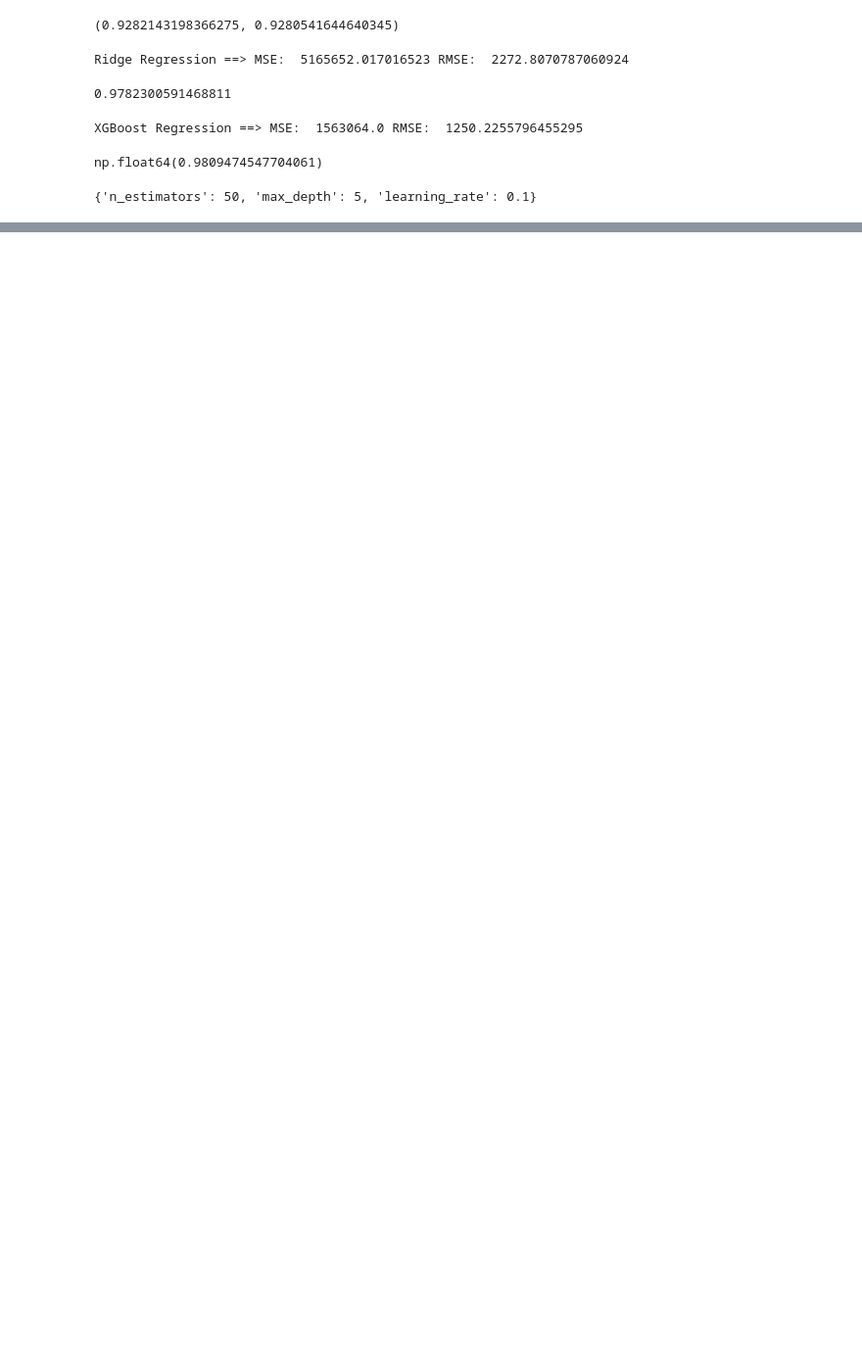
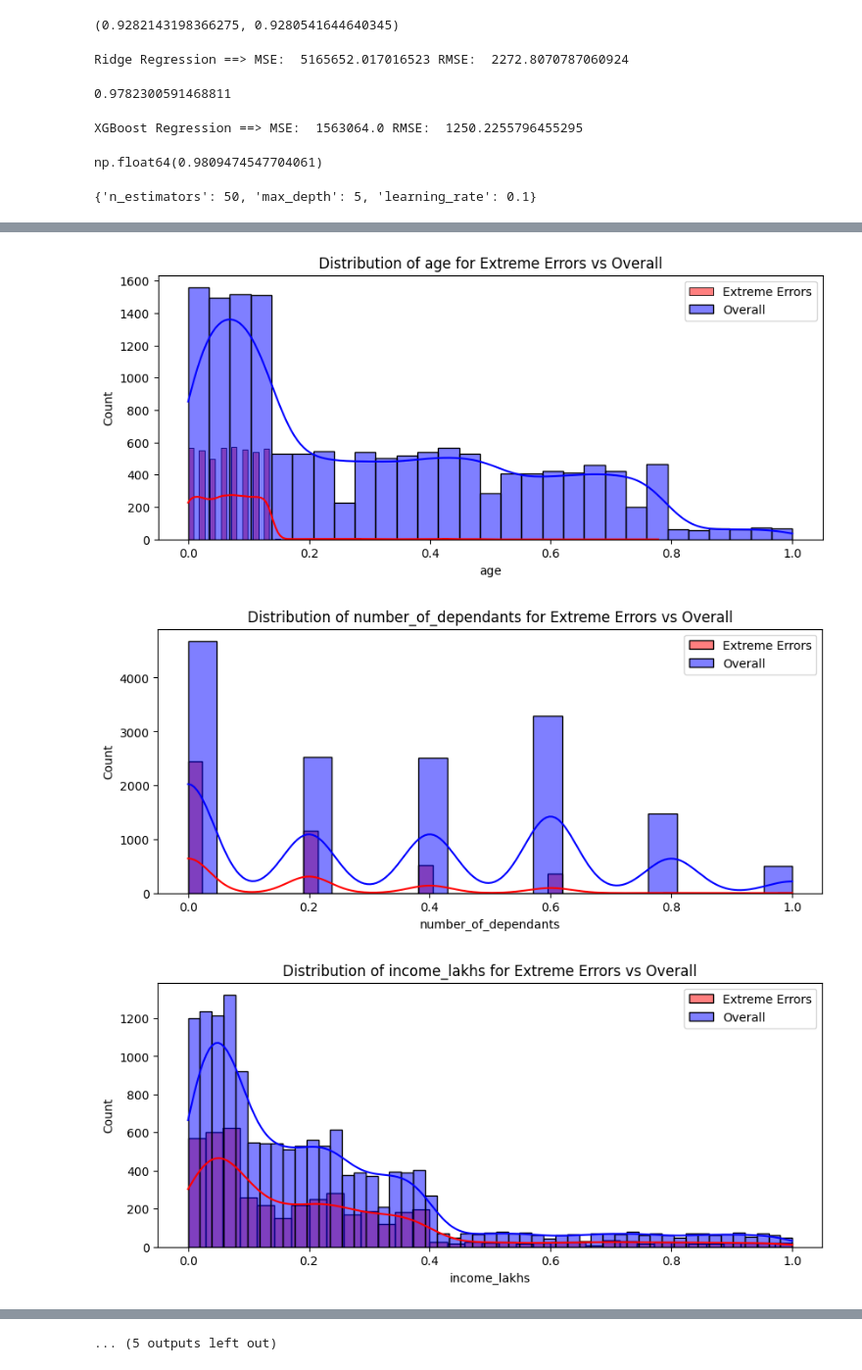
Before and after one commit to Abi27052000/HealthCare-Premium-Prediction, a Jupyter notebook: healthcare_premium_prediction.ipynb, the cells around one changed output, grey strips where cells are left out. Shown at 98% size. Drawn from its saved outputs; the diff is of its cells as text; code cells hidden in the pictures; blank space fills up the shorter version.

Commit message:
Error analysis

```diff
--- a/healthcare_premium_prediction.ipynb
+++ b/healthcare_premium_prediction.ipynb
@@ -643,0 +693,4 @@ best_model = random_search.best_estimator_
+# %%
+extreme_error_threshold = 10
+extreme_results_df = results_df[np.abs(results_df['diff_pct']) > extreme_error_threshold]
+extreme_results_df.head()
@@ -643,0 +733,3 @@ best_model = random_search.best_estimator_
+# %%
+extreme_errors_df = X_test.loc[extreme_results_df.index]
+extreme_errors_df.head(2)
@@ -643,0 +740,12 @@ best_model = random_search.best_estimator_
+# %%
+for feature in X_test.columns:
+    plt.figure(figsize=(10, 4))
+    sns.histplot(extreme_errors_df[feature], color='red', label='Extreme Errors', kde=True)
+    sns.histplot(X_test[feature], color='blue', label='Overall', alpha=0.5, kde=True)
+    plt.legend()
+    plt.title(f'Distribution of {feature} for Extreme Errors vs Overall')
+    plt.show()
+# %% [output]
+[figure, added]
+[figure, added]
+[figure, added]
@@ -643,0 +761 @@ best_model = random_search.best_estimator_
+... (5 outputs left out)
```
Also changed, not shown: parts of 18 cells of this notebook.
